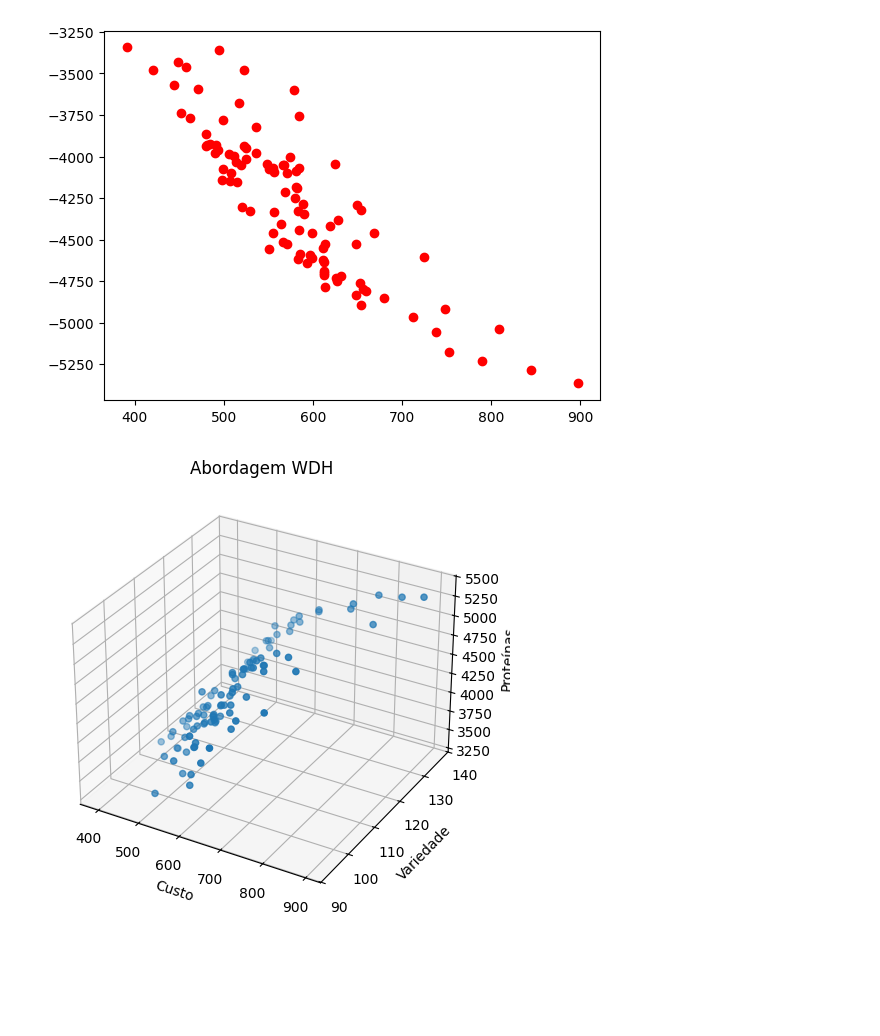
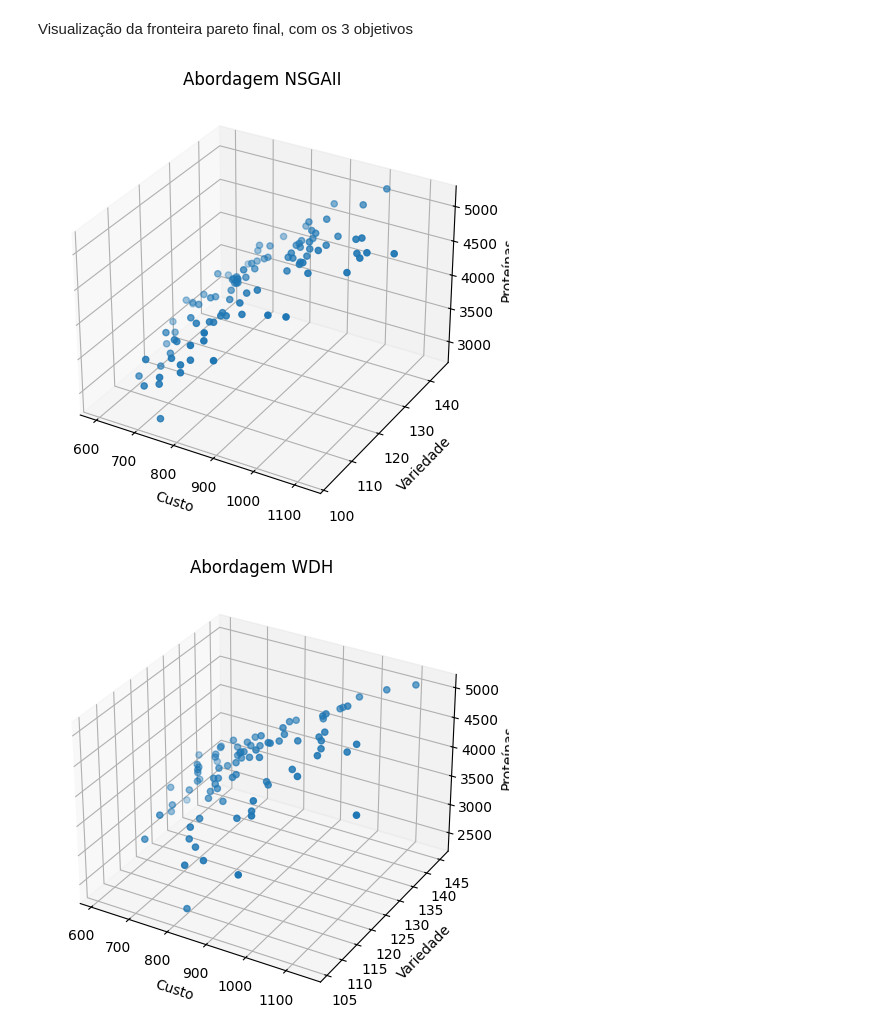
Before and after one commit to Gustavi1729/Monografia, a Jupyter notebook: Testes.ipynb, the cells around one changed output. Saved outputs shown, nothing was run; the diff lists cells and outputs as text; code cells hidden in the pictures; blank space fills up the shorter version.

```diff
--- a/Testes.ipynb
+++ b/Testes.ipynb
@@ -185,0 +184,2 @@ S = NSGAII(100, 300)
+# %%
+ExemploWDH = WDH(100, 100)
@@ -186,19 +190,36 @@ S = NSGAII(100, 300)
+# %% [markdown]
+Visualização da fronteira pareto final, com os 3 objetivos
+# %%
+funcOBJ = calculaObjPop(ExemploNSGAII)
+mask = is_pareto_efficient(funcOBJ)
+fig = plt.figure()
+ax = fig.add_subplot(111, projection='3d')
+
+ax.set_title("Abordagem NSGAII")
+ax.set_xlabel("Custo")
+ax.set_ylabel("Variedade")
+ax.set_zlabel("Proteínas")
+# Plot the data with customizations
+scatter = ax.scatter(funcOBJ[mask][:,0], funcOBJ[mask][:,1], -funcOBJ[mask][:,2])
+
+plt.tight_layout()
+plt.show()
+# %% [output]
+[figure, added]
 # %%
-funcOBJ = calculaObjPop(S)
+funcOBJ = calculaObjPop(ExemploWDH)
 mask = is_pareto_efficient(funcOBJ)
-plt.scatter(funcOBJ[mask][:,0],funcOBJ[mask][:,2], color = 'red')
 fig = plt.figure()
 ax = fig.add_subplot(111, projection='3d')
 
 ax.set_title("Abordagem WDH")
 ax.set_xlabel("Custo")
 ax.set_ylabel("Variedade")
 ax.set_zlabel("Proteínas")
 # Plot the data with customizations
 scatter = ax.scatter(funcOBJ[mask][:,0], funcOBJ[mask][:,1], -funcOBJ[mask][:,2])
 
 plt.tight_layout()
 plt.show()
 # %% [output]
-[figure, old version]
+[figure, new version]
-[figure, removed]
```
Also changed, not shown: parts of 28 cells of this notebook, 2 other files.
